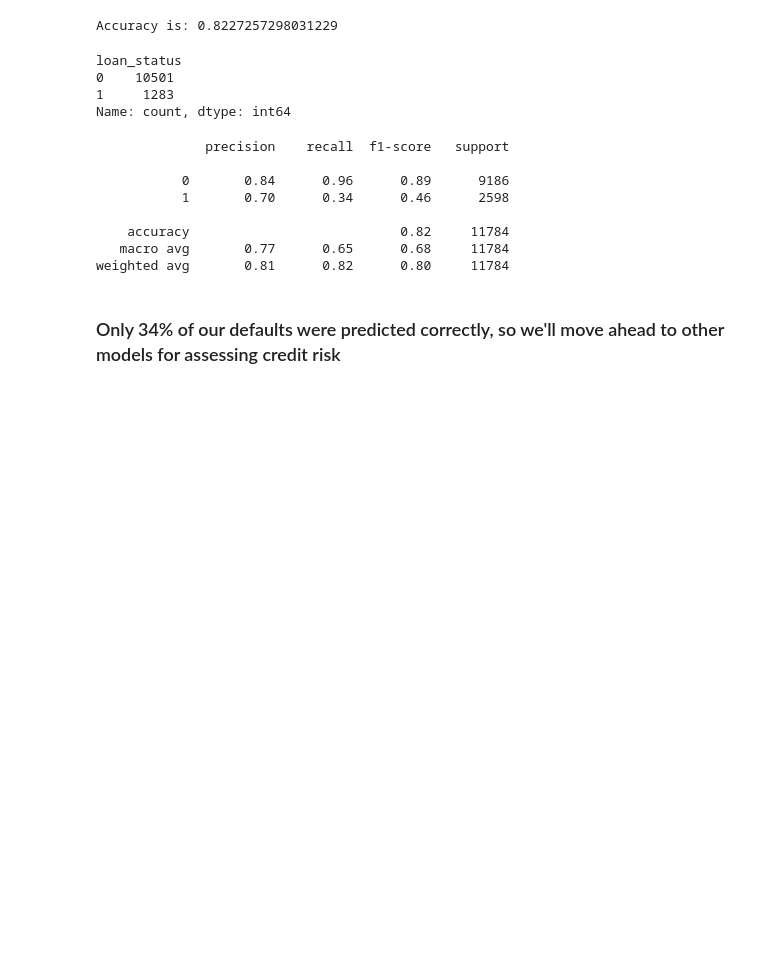
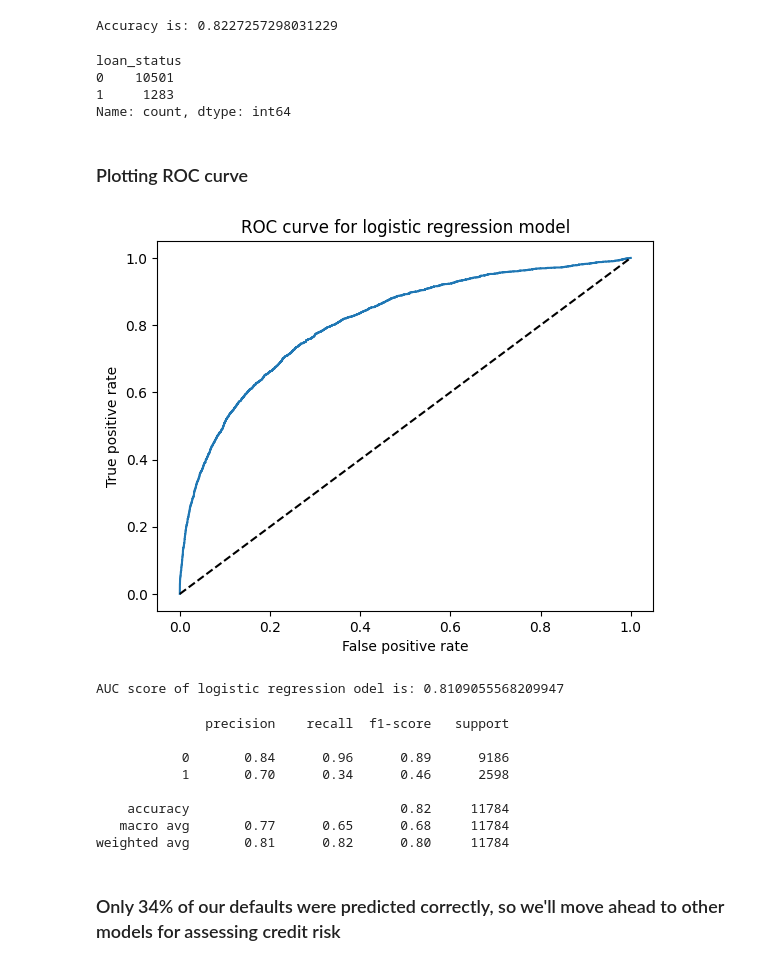
Before and after one commit to der-amit/credit-risk, a Jupyter notebook: log_model.ipynb, the cells around one changed output. Drawn from its saved outputs; the diff is of its cells as text; code cells hidden in the pictures; blank space fills up the shorter version.

Commit message:
updated model

```diff
--- a/log_model.ipynb
+++ b/log_model.ipynb
@@ -145,6 +145,29 @@ loan_status
 0    10501
 1     1283
 Name: count, dtype: int64
+# %%
+y_prob = model_log.predict_proba(X_test)[:,1]
+# %% [markdown]
+### Plotting ROC curve
+# %%
+from sklearn.metrics import roc_curve, roc_auc_score
+
+fpr, tpr, threshold = roc_curve(y_test, y_prob)
+# %%
+plt.plot(fpr, tpr)
+plt.title("ROC curve for logistic regression model")
+plt.xlabel('False positive rate')
+plt.ylabel('True positive rate')
+plt.plot([0,1],[0,1], "k--")
+plt.show()
+# %% [output]
+[figure, added]
+# %%
+#Printing AUC score of the mode
+
+print(f"AUC score of logistic regression odel is: {roc_auc_score(y_test, y_prob)}")
+# %% [output]
+AUC score of logistic regression odel is: 0.8109055568209947
 # %%
 print(classification_report(y_test,y_pred))
 # %% [output]
```
